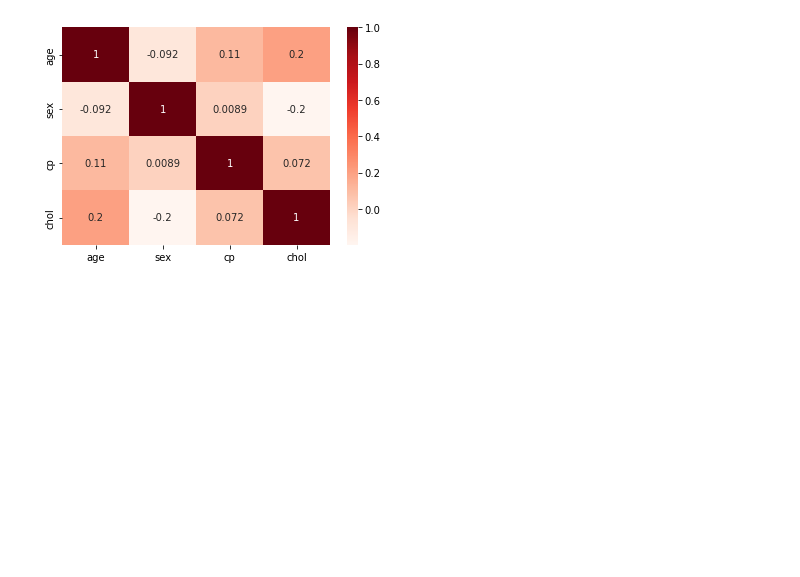
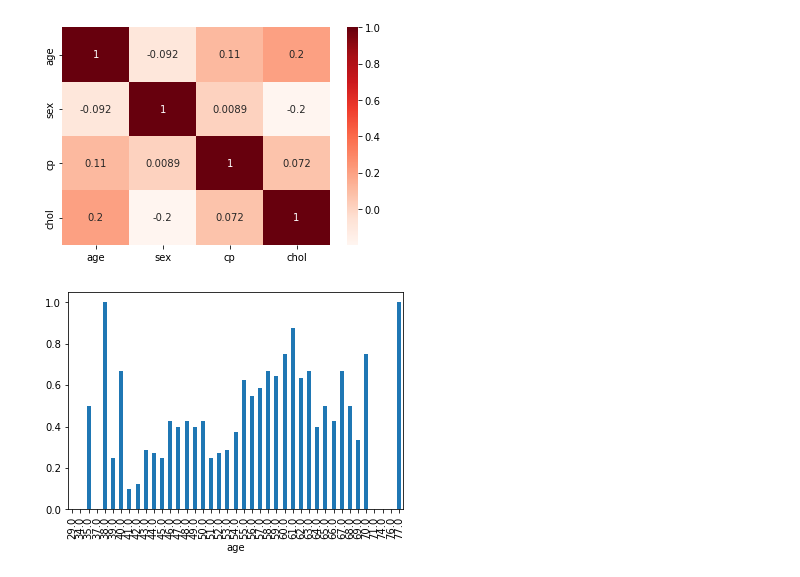
Before and after one commit to KhaledAN/data-mining, a Jupyter notebook: main.ipynb, the cells around one changed output. Cells and saved outputs as stored; diff of their text form; code cells hidden in the pictures; blank space fills up the shorter version.

```diff
--- a/main.ipynb
+++ b/main.ipynb
@@ -198,3 +196,8 @@ sns.heatmap(csvFile[['age','sex','cp','chol']].corr(), annot=True, cmap = 'Reds'
 plt.show()
 # %% [output]
 [figure]
+# %%
+csvFile.groupby('age')['num'].mean().plot.bar()
+plt.show()
+# %% [output]
+[figure, added]
```
Also changed, not shown: parts of 1 cell of this notebook, 2 other files.
